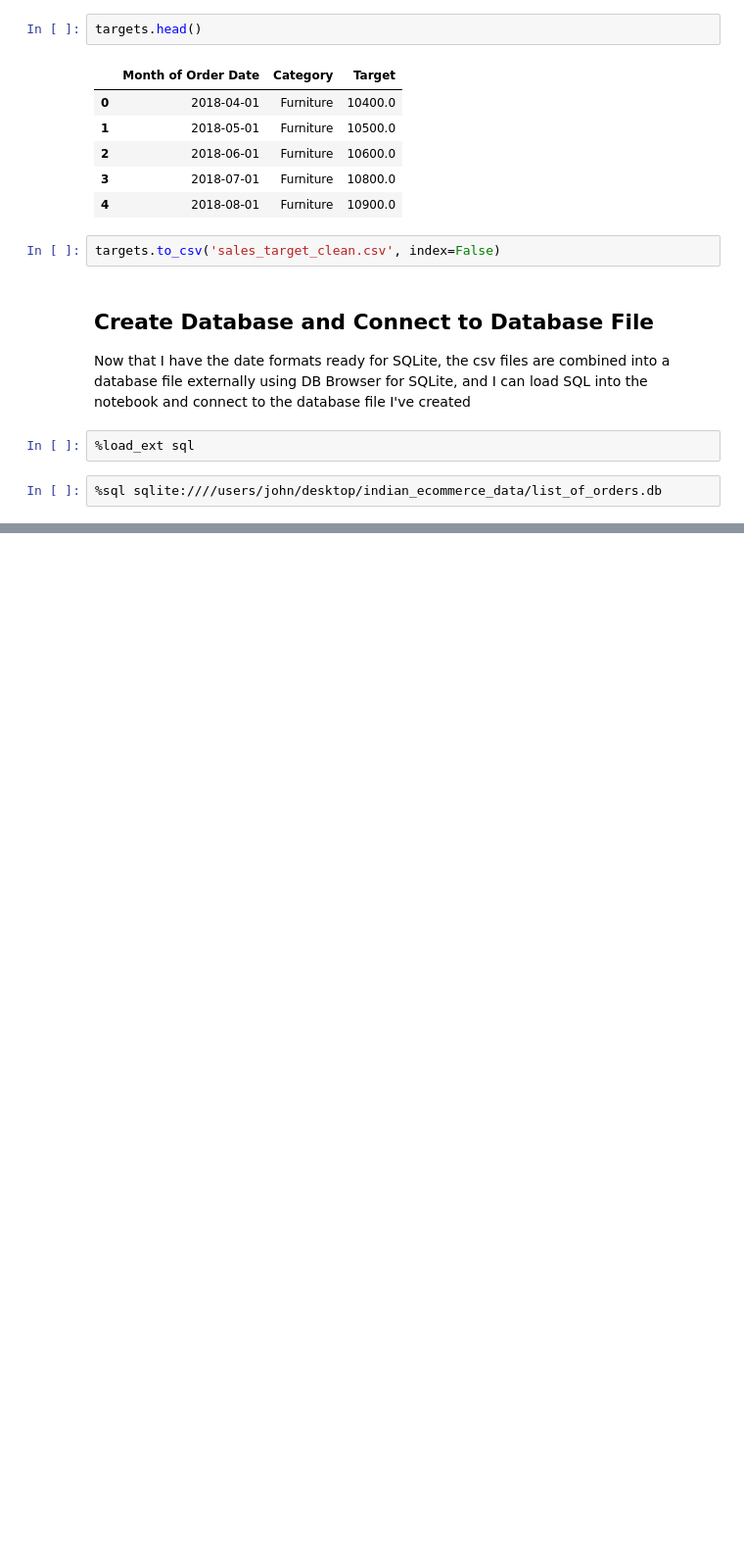
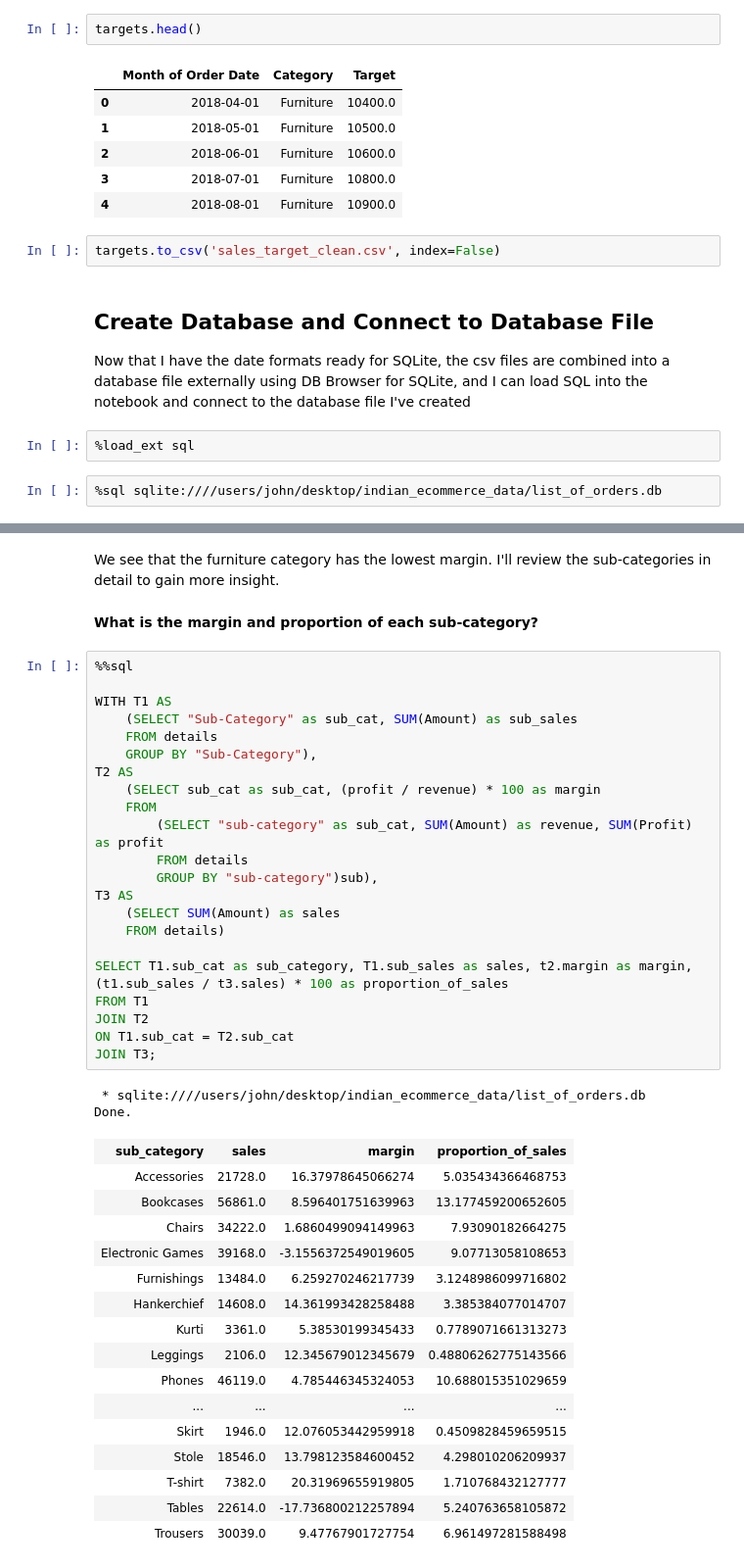
Before and after one commit to johnnydking/indian_ecommerce_eda, a Jupyter notebook: Indian E-commerce Data.ipynb, the cells around one changed output, grey strips where cells are left out. Shown: that part at 98% size. Saved outputs shown, nothing was run; the diff lists cells and outputs as text; blank space fills up the shorter version.

```diff
--- a/Indian E-commerce Data.ipynb
+++ b/Indian E-commerce Data.ipynb
@@ -130,0 +151,45 @@ Done.
+# %% [markdown]
+We see that the furniture category has the lowest margin. I'll review the sub-categories in detail to gain more insight.
+# %% [markdown]
+**What is the margin and proportion of each sub-category?**
+# %%
+%%sql
+
+WITH T1 AS
+	(SELECT "Sub-Category" as sub_cat, SUM(Amount) as sub_sales
+	FROM details
+	GROUP BY "Sub-Category"),
+T2 AS
+	(SELECT sub_cat as sub_cat, (profit / revenue) * 100 as margin
+	FROM
+		(SELECT "sub-category" as sub_cat, SUM(Amount) as revenue, SUM(Profit) as profit
+		FROM details
+		GROUP BY "sub-category")sub),
+T3 AS
+	(SELECT SUM(Amount) as sales
+	FROM details)
+
+SELECT T1.sub_cat as sub_category, T1.sub_sales as sales, t2.margin as margin, (t1.sub_sales / t3.sales) * 100 as proportion_of_sales
+FROM T1
+JOIN T2
+ON T1.sub_cat = T2.sub_cat
+JOIN T3;
+# %% [output]
+ * sqlite:////users/john/desktop/indian_ecommerce_data/list_of_orders.db
+Done.
+| sub_category | sales | margin | proportion_of_sales |
+| Accessories | 21728.0 | 16.37978645066274 | 5.035434366468753 |
+| Bookcases | 56861.0 | 8.596401751639963 | 13.177459200652605 |
+| Chairs | 34222.0 | 1.6860499094149963 | 7.93090182664275 |
+| Electronic Games | 39168.0 | -3.1556372549019605 | 9.07713058108653 |
+| Furnishings | 13484.0 | 6.259270246217739 | 3.1248986099716802 |
+| Hankerchief | 14608.0 | 14.361993428258488 | 3.385384077014707 |
+| Kurti | 3361.0 | 5.38530199345433 | 0.7789071661313273 |
+| Leggings | 2106.0 | 12.345679012345679 | 0.48806262775143566 |
+| Phones | 46119.0 | 4.785446345324053 | 10.688015351029659 |
+| ... | ... | ... | ... |
+| Skirt | 1946.0 | 12.076053442959918 | 0.4509828459659515 |
+| Stole | 18546.0 | 13.798123584600452 | 4.298010206209937 |
+| T-shirt | 7382.0 | 20.31969655919805 | 1.710768432127777 |
+| Tables | 22614.0 | -17.736800212257894 | 5.240763658105872 |
+| Trousers | 30039.0 | 9.47767901727754 | 6.961497281588498 |
```
Also changed, not shown: parts of 21 cells of this notebook, 1 other file.
